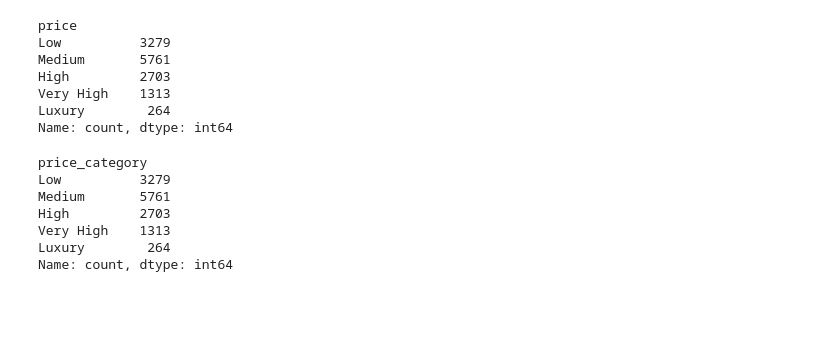
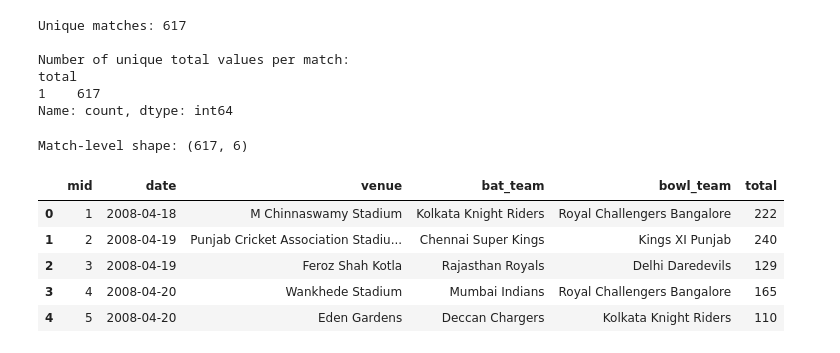
Before and after one commit to Vaishnavi090807/ML-Capstone-Project, a Jupyter notebook: notebooks/classification.ipynb, the cells around one changed output. Cells and saved outputs as stored; diff of their text form; code cells hidden in the pictures; blank space fills up the shorter version.

```diff
--- a/notebooks/classification.ipynb
+++ b/notebooks/classification.ipynb
@@ -63,38 +75,38 @@ Name: price, dtype: float64
 # %%
-price_bins = [0, 50, 100, 200, 500, np.inf]
-price_labels = ['Low', 'Medium', 'High', 'Very High', 'Luxury']
+print("Unique matches:", df['mid'].nunique())
 
-price_categories = pd.cut(
-    df['price'],
-    bins=price_bins,
-    labels=price_labels,
-    right=False
-)
+total_per_match = df.groupby('mid')['total'].nunique()
 
-print(price_categories.value_counts().sort_index())
+print("\nNumber of unique total values per match:")
+print(total_per_match.value_counts())
 # %% [output]
-price
-Low          3279
-Medium       5761
-High         2703
-Very High    1313
-Luxury        264
+Unique matches: 617
+
+Number of unique total values per match:
+total
+1    617
 Name: count, dtype: int64
 # %%
-df['price_category'] = pd.cut(
-    df['price'],
-    bins=[0, 50, 100, 200, 500, np.inf],
-    labels=['Low', 'Medium', 'High', 'Very High', 'Luxury'],
-    right=False
+match_df = (
+    df.groupby('mid')
+      .agg({
+          'date': 'first',
+          'venue': 'first',
+          'bat_team': 'first',
+          'bowl_team': 'first',
+          'total': 'first'
+      })
+      .reset_index()
 )
 
-print(df['price_category'].value_counts().sort_index())
+print("Match-level shape:", match_df.shape)
+match_df.head()
 # %% [output]
-price_category
-Low          3279
-Medium       5761
-High         2703
-Very High    1313
-Luxury        264
-Name: count, dtype: int64
+Match-level shape: (617, 6)
+|  | mid | date | venue | bat_team | bowl_team | total |
+| 0 | 1 | 2008-04-18 | M Chinnaswamy Stadium | Kolkata Knight Riders | Royal Challengers Bangalore | 222 |
+| 1 | 2 | 2008-04-19 | Punjab Cricket Association Stadiu... | Chennai Super Kings | Kings XI Punjab | 240 |
+| 2 | 3 | 2008-04-19 | Feroz Shah Kotla | Rajasthan Royals | Delhi Daredevils | 129 |
+| 3 | 4 | 2008-04-20 | Wankhede Stadium | Mumbai Indians | Royal Challengers Bangalore | 165 |
+| 4 | 5 | 2008-04-20 | Eden Gardens | Deccan Chargers | Kolkata Knight Riders | 110 |
 # %%
```
Also changed, not shown: parts of 23 cells of this notebook, 2 other files.
